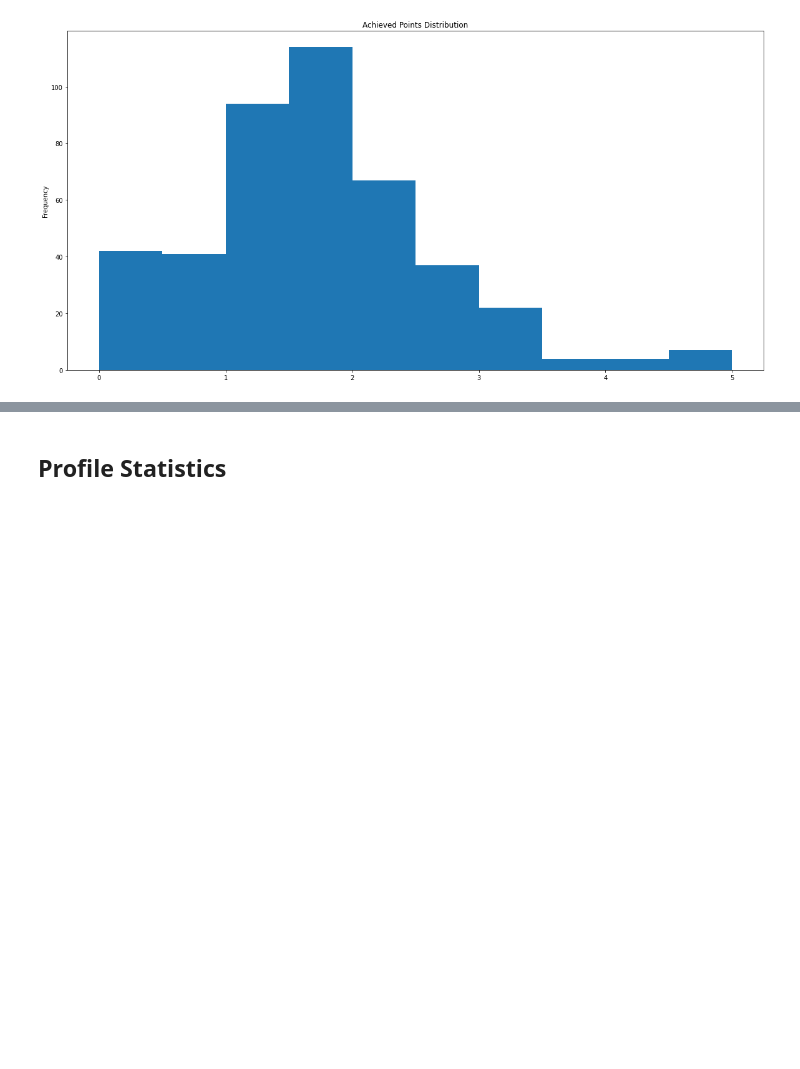
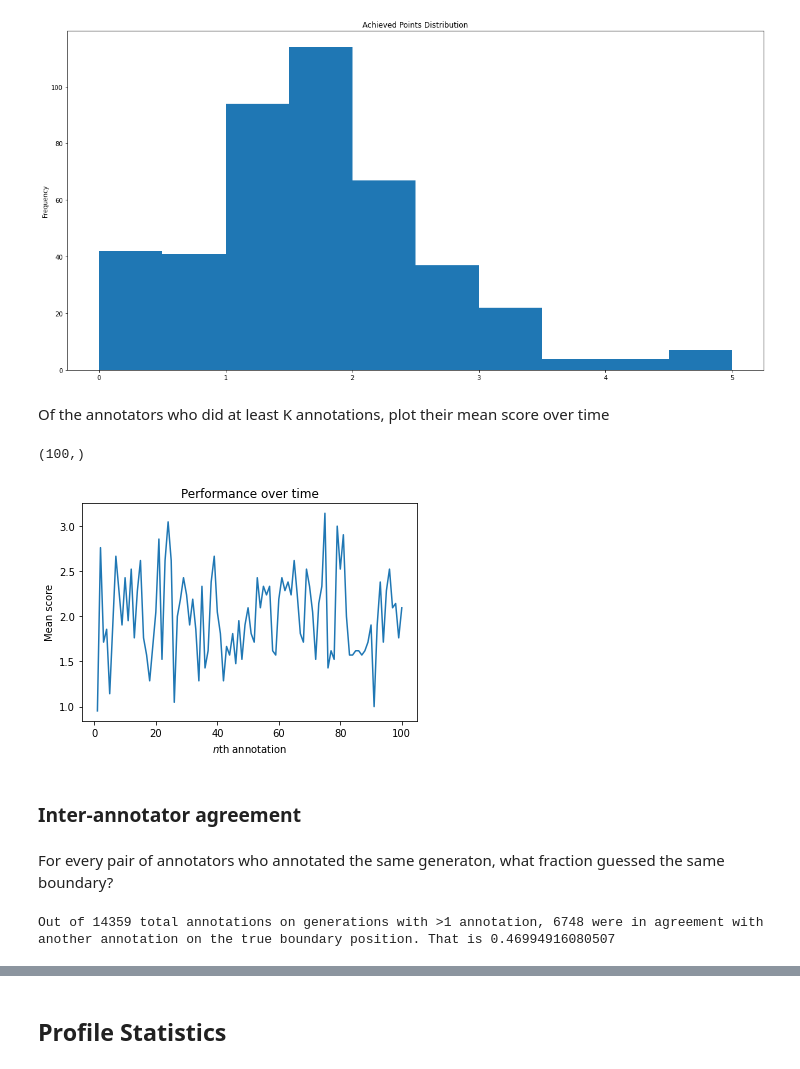
Before and after one commit to kirubarajan/roft, a Jupyter notebook: annotation/analysis/research.ipynb, the cells around one changed output, grey strips where cells are left out. Saved outputs shown, nothing was run; the diff lists cells and outputs as text; code cells hidden in the pictures; blank space fills up the shorter version.

```diff
--- a/annotation/analysis/research.ipynb
+++ b/annotation/analysis/research.ipynb
@@ -0,0 +17,12 @@
+# %%
+with tf.io.gfile.GFile(DATABASE_DUMP_FILE, 'r') as f:
+    db = json.load(f)
+
+def get_df(sql_model='core.annotation'):
+    df = pd.DataFrame(db)
+    df = df[df.model == sql_model]
+
+    if 'date' in df.columns.values:
+        df = df.set_index('date')
+
+    return pd.json_normalize(df.fields).assign(pk=df.pk.values)
@@ -0,0 +46,6 @@
+# %%
+prompt_df = prompt_df.rename(columns={"body": "prompt_body"})
+generation_df = generation_df.rename(columns={"body": "gen_body"})
+decodingstrategy_df = decodingstrategy_df.rename(
+    columns={"name": "dec_strat", "value": "dec_strat_value"})
+annotation_df["date"] = pd.to_datetime(annotation_df["date"])
@@ -30,3 +169,36 @@ annotation_df.groupby('annotator').points.mean().plot.hist(
 # %% [output]
 <AxesSubplot:title={'center':'Achieved Points Distribution'}, ylabel='Frequency'>
 [figure]
+# %% [markdown]
+Of the annotators who did at least K annotations, plot their mean score over time
+# %%
+df = annotation_df.groupby('annotator').count()
+# %%
+def analyze_progress(k=50):
+  """Analyze whether annotators improve in aggregate over k annotations."""
+  all_score_series = []
+  annotators = df[df["pk"] > k].reset_index()["annotator"].tolist()
+  for annotator in annotators:
+    annotations = annotation_df[annotation_df["annotator"] == annotator]
+    score_series = annotations.sort_values("date")["points"][:k].tolist()
+    all_score_series.append(score_series)
+
+  data = np.array(s)
+  data = np.mean(data, axis=0)
+  plt.plot(range(1, k+1), data)
+  plt.ylabel("Mean score")
+  plt.xlabel("$n$th annotation")
+  plt.title("Performance over time")
+  plt.show()
+
+  return np.array(all_score_series)
+
+k = 100
+s = analyze_progress(k)
+# %% [output]
+(100,)
+[figure, added]
+# %% [markdown]
+### Inter-annotator agreement
+# %% [markdown]
+For every pair of annotators who annotated the same generaton, what fraction guessed the same boundary?
@@ -32,0 +209,28 @@ annotation_df.groupby('annotator').points.mean().plot.hist(
+# %%
+def analyze_fraction_agreements():
+  generation_ids = set(annotation_df["generation"].tolist())
+  annotations_per_gen = annotation_df.groupby('generation')
+
+  overall_num_annotations = 0
+  overall_num_agreements = 0
+
+  x = annotations_per_gen.boundary.value_counts()
+  for idx, generation in enumerate(generation_ids):
+    chosen_boundaries = x[generation]
+    chosen_boundaries = {k: chosen_boundaries[k] for k in chosen_boundaries.keys()}
+
+    total_annotations = sum(chosen_boundaries.values())
+    if total_annotations > 1:
+      total_agreements = sum(v for v in chosen_boundaries.values() if v > 1)
+
+      overall_num_annotations += total_annotations
+      overall_num_agreements += total_agreements
+
+  print("Out of {} total annotations on generations with >1 annotation, {} were in agreement with another annotation on the true boundary position. That is {}".format(
+      overall_num_annotations, overall_num_agreements, overall_num_agreements/overall_num_annotations
+  ))
+analyze_fraction_agreements()
+
+# TODO: Figure out what the baseline of random guessing would be,
+# %% [output]
+Out of 14359 total annotations on generations with >1 annotation, 6748 were in agreement with another annotation on the true boundary position. That is 0.46994916080507
```
Also changed, not shown: parts of 26 cells of this notebook.
